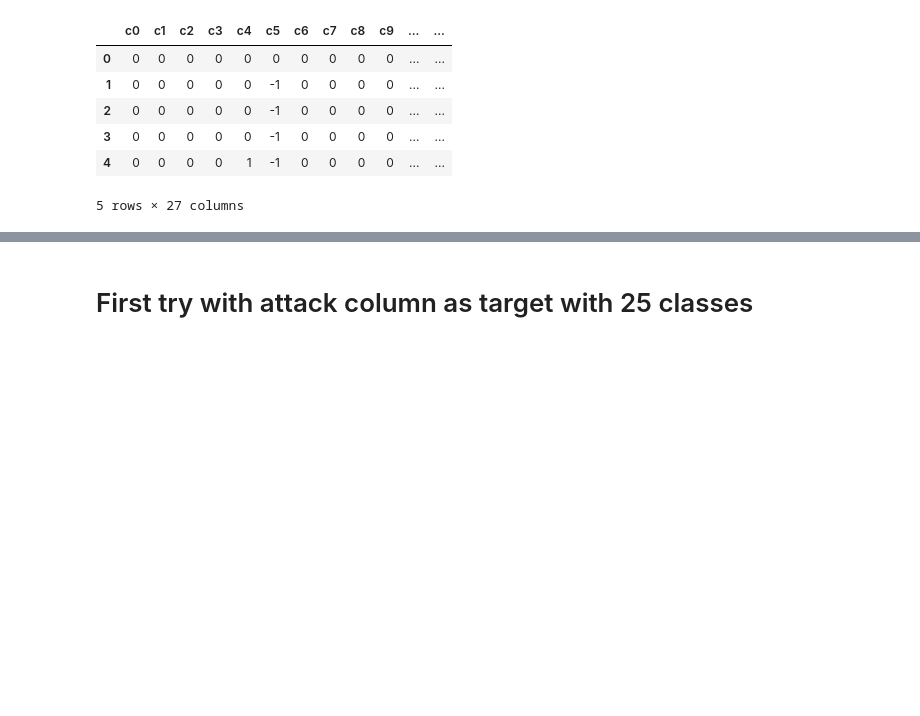
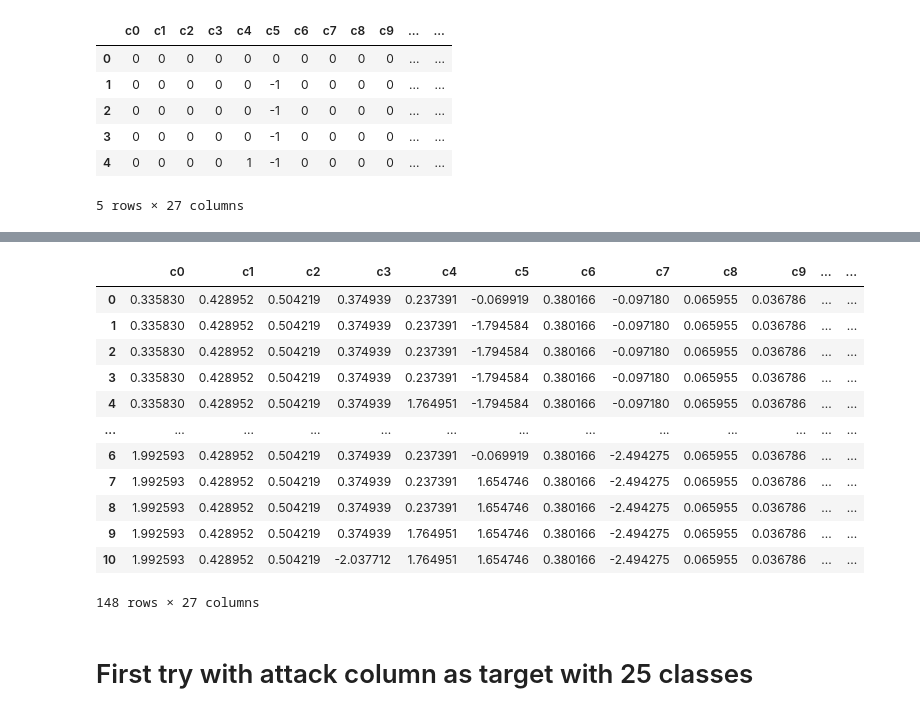
Before and after one commit to mshanm10/battleship-ai, a Jupyter notebook: src/model_training.ipynb, the cells around one changed output, grey strips where cells are left out. Drawn from its saved outputs; the diff is of its cells as text; code cells hidden in the pictures; blank space fills up the shorter version.

```diff
--- a/src/model_training.ipynb
+++ b/src/model_training.ipynb
@@ -61,3 +100,19 @@ See the caveats in the documentation: http://pandas.pydata.org/pandas-docs/stabl
+# %%
+df
+# %% [output]
+|  | c0 | c1 | c2 | c3 | c4 | c5 | c6 | c7 | c8 | c9 | ... | ... |
+| 0 | 0.335830 | 0.428952 | 0.504219 | 0.374939 | 0.237391 | -0.069919 | 0.380166 | -0.097180 | 0.065955 | 0.036786 | ... | ... |
+| 1 | 0.335830 | 0.428952 | 0.504219 | 0.374939 | 0.237391 | -1.794584 | 0.380166 | -0.097180 | 0.065955 | 0.036786 | ... | ... |
+| 2 | 0.335830 | 0.428952 | 0.504219 | 0.374939 | 0.237391 | -1.794584 | 0.380166 | -0.097180 | 0.065955 | 0.036786 | ... | ... |
+| 3 | 0.335830 | 0.428952 | 0.504219 | 0.374939 | 0.237391 | -1.794584 | 0.380166 | -0.097180 | 0.065955 | 0.036786 | ... | ... |
+| 4 | 0.335830 | 0.428952 | 0.504219 | 0.374939 | 1.764951 | -1.794584 | 0.380166 | -0.097180 | 0.065955 | 0.036786 | ... | ... |
+| ... | ... | ... | ... | ... | ... | ... | ... | ... | ... | ... | ... | ... |
+| 6 | 1.992593 | 0.428952 | 0.504219 | 0.374939 | 0.237391 | -0.069919 | 0.380166 | -2.494275 | 0.065955 | 0.036786 | ... | ... |
+| 7 | 1.992593 | 0.428952 | 0.504219 | 0.374939 | 0.237391 | 1.654746 | 0.380166 | -2.494275 | 0.065955 | 0.036786 | ... | ... |
+| 8 | 1.992593 | 0.428952 | 0.504219 | 0.374939 | 0.237391 | 1.654746 | 0.380166 | -2.494275 | 0.065955 | 0.036786 | ... | ... |
+| 9 | 1.992593 | 0.428952 | 0.504219 | 0.374939 | 1.764951 | 1.654746 | 0.380166 | -2.494275 | 0.065955 | 0.036786 | ... | ... |
+| 10 | 1.992593 | 0.428952 | 0.504219 | -2.037712 | 1.764951 | 1.654746 | 0.380166 | -2.494275 | 0.065955 | 0.036786 | ... | ... |
+148 rows × 27 columns
 # %% [markdown]
 # First try with attack column as target with 25 classes
 # %%
```
Also changed, not shown: parts of 16 cells of this notebook, 51 other files.
